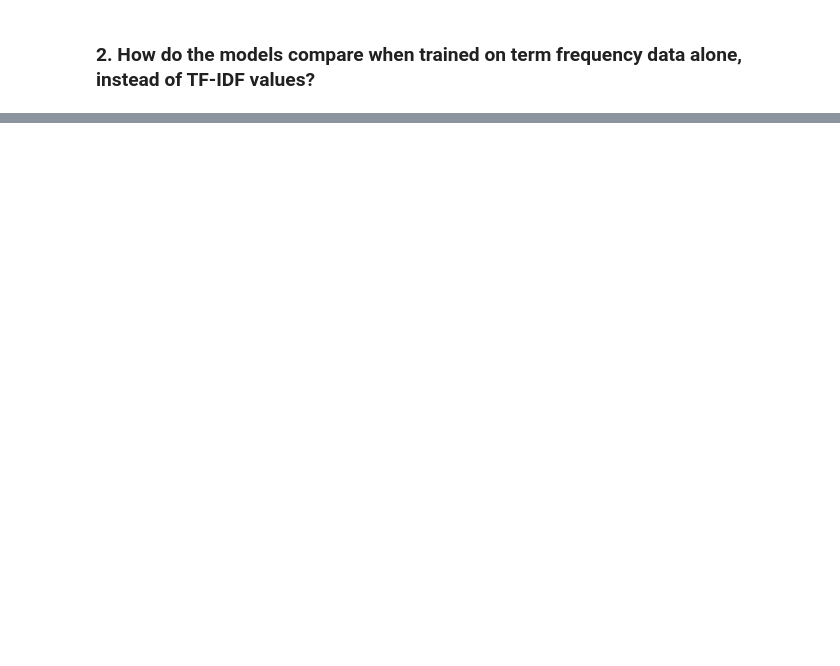
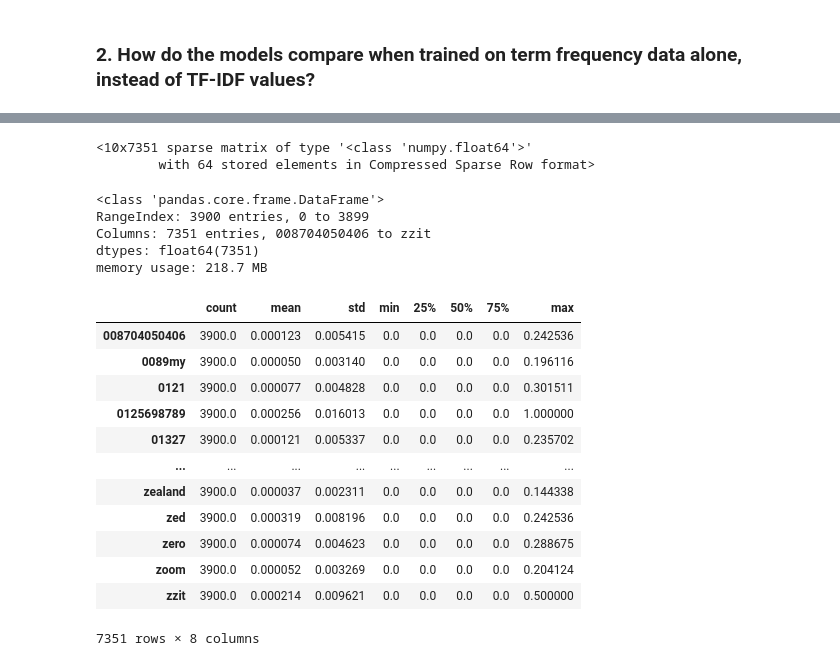
Before and after one commit to Marc-Aradillas/natural-language-processing-exercises, a Jupyter notebook: model.ipynb, the cells around one changed output, grey strips where cells are left out. Drawn from its saved outputs; the diff is of its cells as text; code cells hidden in the pictures; blank space fills up the shorter version.

```diff
--- a/model.ipynb
+++ b/model.ipynb
@@ -159,0 +452,35 @@ weighted avg       0.95      0.95      0.94      1672
+# %%
+tfidf = TfidfVectorizer(use_idf=False) # used an aurgument found in the sklearn documentation
+
+X_train_tfidfs = tfidf.fit_transform(X_train)
+X_test_tfidfs = tfidf.transform(X_test)
+
+X_train_tfidfs[:10]
+# %% [output]
+<10x7351 sparse matrix of type '<class 'numpy.float64'>'
+        with 64 stored elements in Compressed Sparse Row format>
+# %%
+sh_df= pd.DataFrame(X_train_tfidfs.todense(), columns=tfidf.get_feature_names_out())
+sh_df.info()
+# %% [output]
+<class 'pandas.core.frame.DataFrame'>
+RangeIndex: 3900 entries, 0 to 3899
+Columns: 7351 entries, 008704050406 to zzit
+dtypes: float64(7351)
+memory usage: 218.7 MB
+# %%
+sh_df.describe().T
+# %% [output]
+|  | count | mean | std | min | 25% | 50% | 75% | max |
+| 008704050406 | 3900.0 | 0.000123 | 0.005415 | 0.0 | 0.0 | 0.0 | 0.0 | 0.242536 |
+| 0089my | 3900.0 | 0.000050 | 0.003140 | 0.0 | 0.0 | 0.0 | 0.0 | 0.196116 |
+| 0121 | 3900.0 | 0.000077 | 0.004828 | 0.0 | 0.0 | 0.0 | 0.0 | 0.301511 |
+| 0125698789 | 3900.0 | 0.000256 | 0.016013 | 0.0 | 0.0 | 0.0 | 0.0 | 1.000000 |
+| 01327 | 3900.0 | 0.000121 | 0.005337 | 0.0 | 0.0 | 0.0 | 0.0 | 0.235702 |
+| ... | ... | ... | ... | ... | ... | ... | ... | ... |
+| zealand | 3900.0 | 0.000037 | 0.002311 | 0.0 | 0.0 | 0.0 | 0.0 | 0.144338 |
+| zed | 3900.0 | 0.000319 | 0.008196 | 0.0 | 0.0 | 0.0 | 0.0 | 0.242536 |
+| zero | 3900.0 | 0.000074 | 0.004623 | 0.0 | 0.0 | 0.0 | 0.0 | 0.288675 |
+| zoom | 3900.0 | 0.000052 | 0.003269 | 0.0 | 0.0 | 0.0 | 0.0 | 0.204124 |
+| zzit | 3900.0 | 0.000214 | 0.009621 | 0.0 | 0.0 | 0.0 | 0.0 | 0.500000 |
+7351 rows × 8 columns
```
Also changed, not shown: parts of 44 cells of this notebook, 2 other files.
